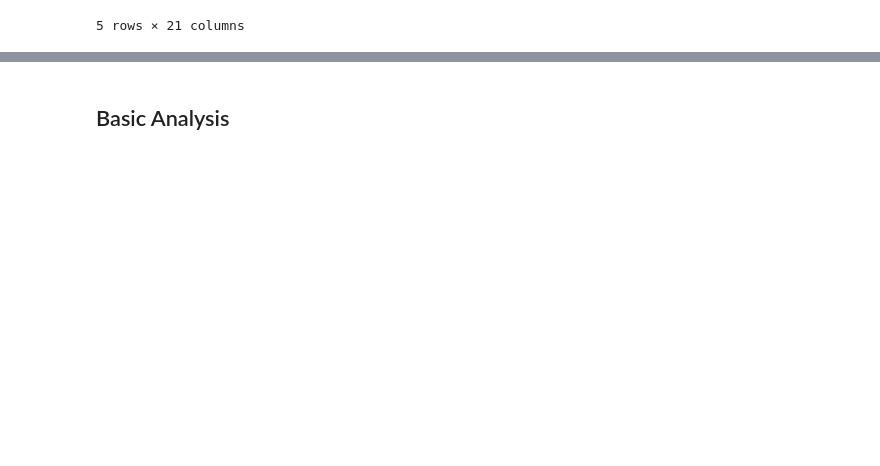
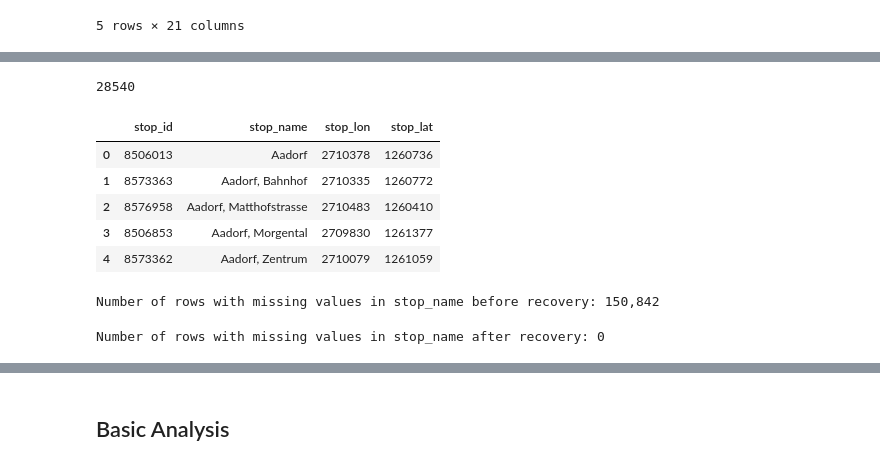
Before and after one commit to com-480-data-visualization/project-2023-choo-choo-data-darlings, a Jupyter notebook: preprocessing.ipynb, the cells around one changed output, grey strips where cells are left out. Saved outputs shown, nothing was run; the diff lists cells and outputs as text; code cells hidden in the pictures; blank space fills up the shorter version.

```diff
--- a/preprocessing.ipynb
+++ b/preprocessing.ipynb
@@ -161,0 +274,38 @@ Each line_id represents a line at a given time.
+# %%
+LOCAL_DOWNLOAD = True
+BAV_LINK = "https://opentransportdata.swiss/dataset/b9d607ba-4ff5-43a6-ac83-293f454df1fd/resource/9fa965a0-b152-42c5-b1d1-839731e8500b/download/bav_list_current_timetable.xlsx"
+BAV_FILE = "data/bav_list_current_timetable.xlsx"
+BAV_PATH = BAV_FILE if LOCAL_DOWNLOAD else BAV_LINK
+bav_data = pd.read_excel(BAV_PATH, skiprows=[0, 1, 3], usecols=[0, 4, 23, 24])
+bav_data = bav_data.rename(columns= {
+    'Dienststellen-\nNummer siebenstellig': 'stop_id',
+    'Name \n(Dst-Bezeichnung)': 'stop_name',
+    'E-Koordinate': 'stop_lon',
+    'N-Koordinate': 'stop_lat'
+})
+
+# delete rows with missing values
+bav_data = bav_data[bav_data['stop_id'].notna()]
+
+# Convert columns to correct data types
+bav_data['stop_id'] = bav_data['stop_id'].astype('int')
+bav_data['stop_name'] = bav_data['stop_name'].astype('string')
+bav_data['stop_lon'] = bav_data['stop_lon'].astype('int')
+bav_data['stop_lat'] = bav_data['stop_lat'].astype('int')
+# %%
+bav_data.shape[0]
+# %% [output]
+28540
+# %%
+bav_data.head()
+# %% [output]
+|  | stop_id | stop_name | stop_lon | stop_lat |
+| 0 | 8506013 | Aadorf | 2710378 | 1260736 |
+| 1 | 8573363 | Aadorf, Bahnhof | 2710335 | 1260772 |
+| 2 | 8576958 | Aadorf, Matthofstrasse | 2710483 | 1260410 |
+| 3 | 8506853 | Aadorf, Morgental | 2709830 | 1261377 |
+| 4 | 8573362 | Aadorf, Zentrum | 2710079 | 1261059 |
+# %%
+print(f"Number of rows with missing values in stop_name before recovery: {transport_data['stop_name'].isna().sum():,}")
+# %% [output]
+Number of rows with missing values in stop_name before recovery: 150,842
@@ -161,0 +323,4 @@ Each line_id represents a line at a given time.
+# %%
+print(f"Number of rows with missing values in stop_name after recovery: {transport_data['stop_name'].isna().sum():,}")
+# %% [output]
+Number of rows with missing values in stop_name after recovery: 0
```
Also changed, not shown: parts of 34 cells of this notebook, 2 other files.
